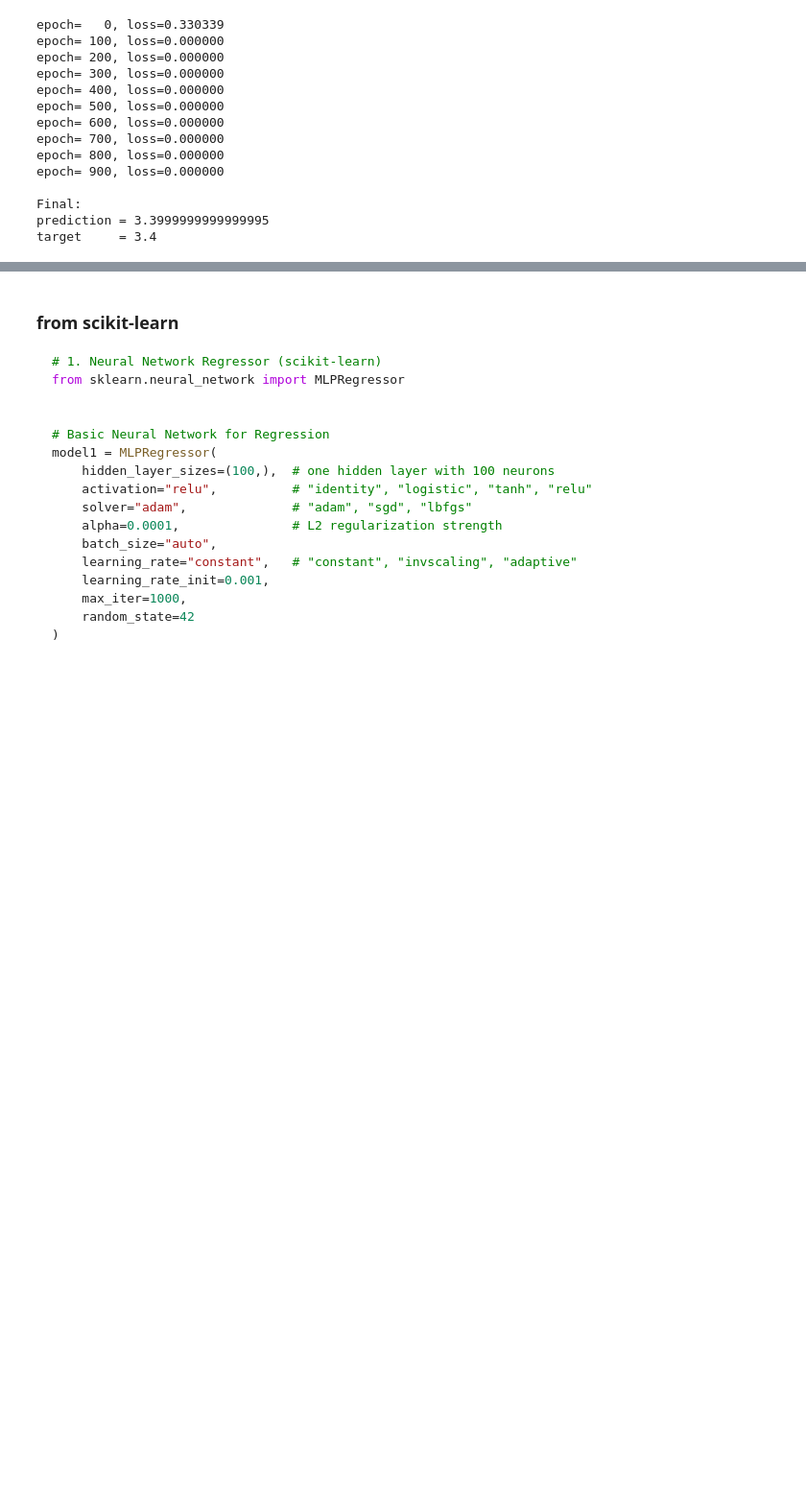
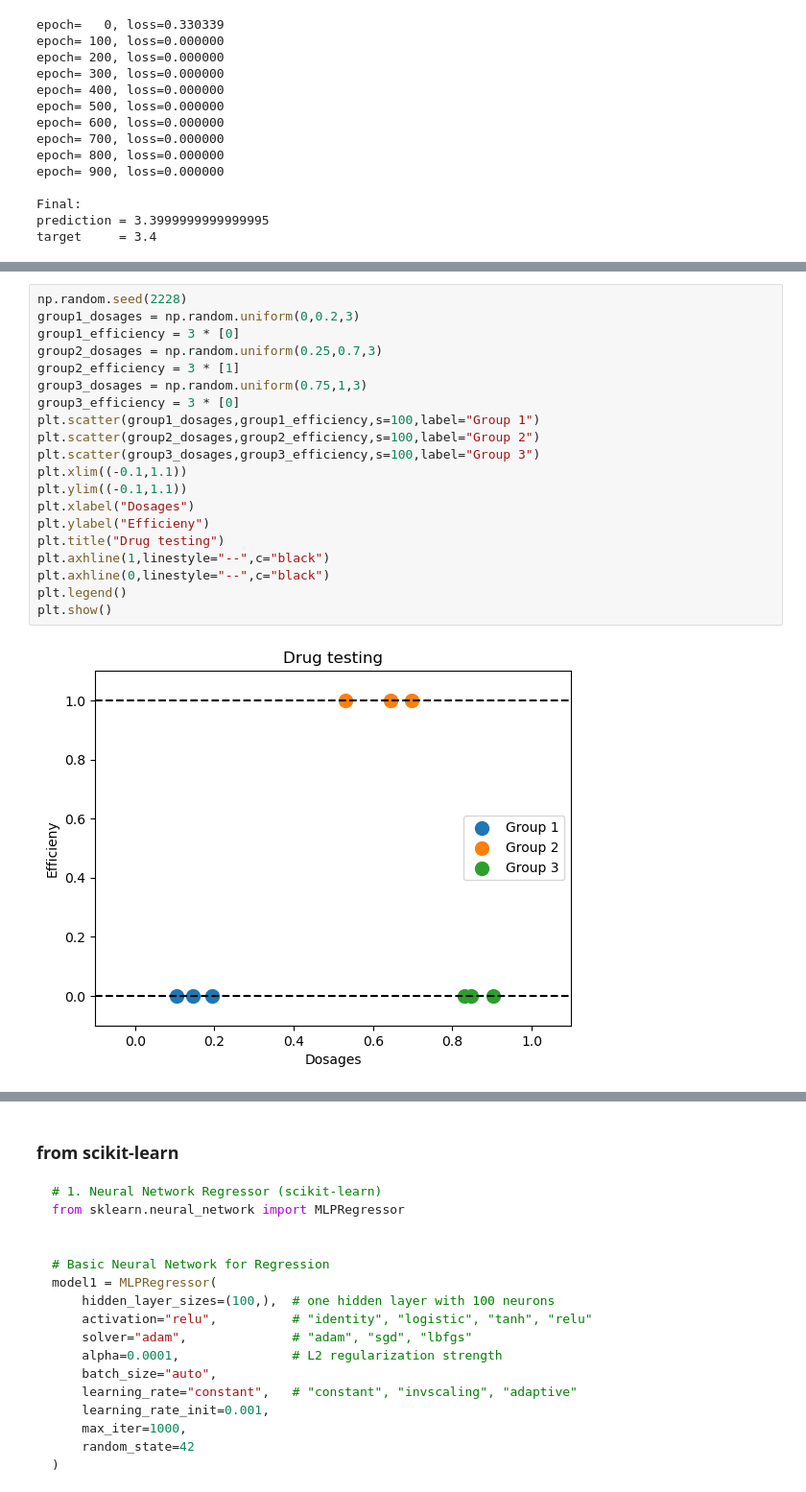
Before and after one commit to jci02/Machine-Learning-Theory, a Jupyter notebook: 1.Supervised Learning/Artificial Neural Networks/Neural Networks.ipynb, the cells around one changed output, grey strips where cells are left out. Shown at 96% size. Saved outputs shown, nothing was run; the diff lists cells and outputs as text; blank space fills up the shorter version.

```diff
--- a/1.Supervised Learning/Artificial Neural Networks/Neural Networks.ipynb
+++ b/1.Supervised Learning/Artificial Neural Networks/Neural Networks.ipynb
@@ -1973,0 +2005,22 @@ target     = 3.4
+# %%
+np.random.seed(2228)
+group1_dosages = np.random.uniform(0,0.2,3)
+group1_efficiency = 3 * [0]
+group2_dosages = np.random.uniform(0.25,0.7,3)
+group2_efficiency = 3 * [1]
+group3_dosages = np.random.uniform(0.75,1,3)
+group3_efficiency = 3 * [0]
+plt.scatter(group1_dosages,group1_efficiency,s=100,label="Group 1")
+plt.scatter(group2_dosages,group2_efficiency,s=100,label="Group 2")
+plt.scatter(group3_dosages,group3_efficiency,s=100,label="Group 3")
+plt.xlim((-0.1,1.1))
+plt.ylim((-0.1,1.1))
+plt.xlabel("Dosages")
+plt.ylabel("Efficieny")
+plt.title("Drug testing")
+plt.axhline(1,linestyle="--",c="black")
+plt.axhline(0,linestyle="--",c="black")
+plt.legend()
+plt.show()
+# %% [output]
+[figure, added]
```
Also changed, not shown: parts of 26 cells of this notebook, 9 other files.
